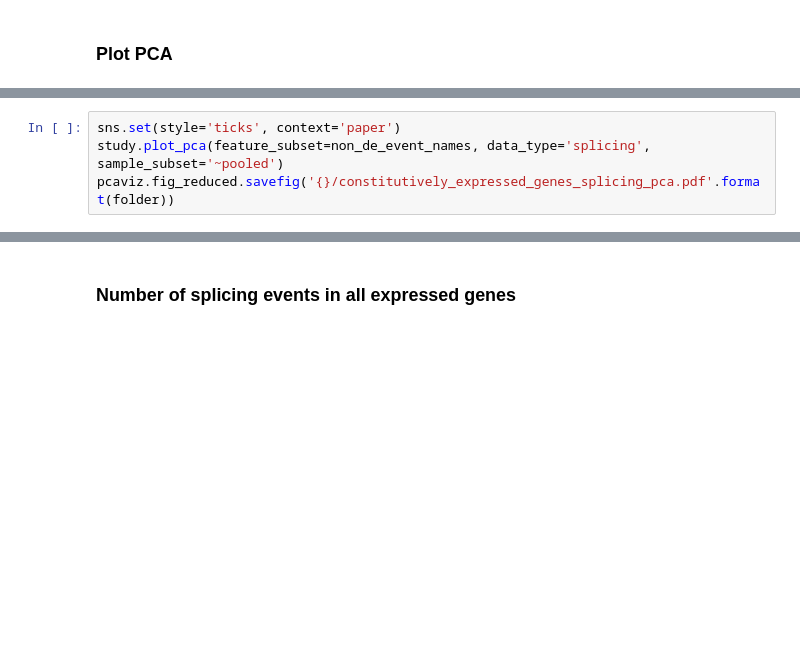
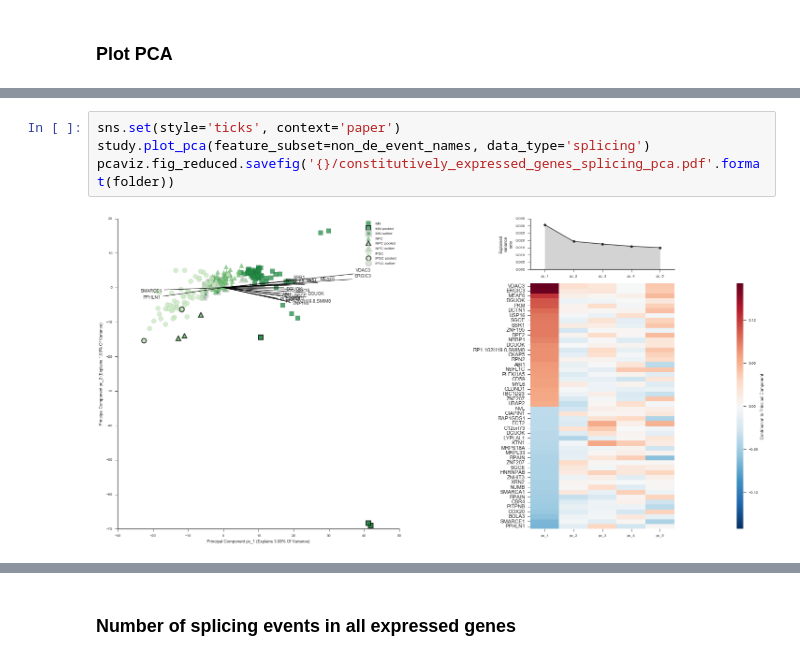
Before and after one commit to YeoLab/singlecell_pnm, a Jupyter notebook: 1._Figure_1/1.2_Figure_1,_part_2.ipynb, the cells around one changed output, grey strips where cells are left out. Drawn from its saved outputs; the diff is of its cells as text; blank space fills up the shorter version.

Commit message:
fix expression/splicing pca outlier figures

```diff
--- a/1._Figure_1/1.2_Figure_1,_part_2.ipynb
+++ b/1._Figure_1/1.2_Figure_1,_part_2.ipynb
@@ -381,6 +395,8 @@ study.metadata.data.columns
 # %%
 sns.set(style='ticks', context='paper')
-study.plot_pca(feature_subset=non_de_event_names, data_type='splicing', sample_subset='~pooled')
+study.plot_pca(feature_subset=non_de_event_names, data_type='splicing')
 pcaviz.fig_reduced.savefig('{}/constitutively_expressed_genes_splicing_pca.pdf'.format(folder))
+# %% [output]
+[figure, added]
 # %%
 sns.set(style='ticks', context='paper')
```
Also changed, not shown: parts of 12 cells of this notebook, 3 other files.
